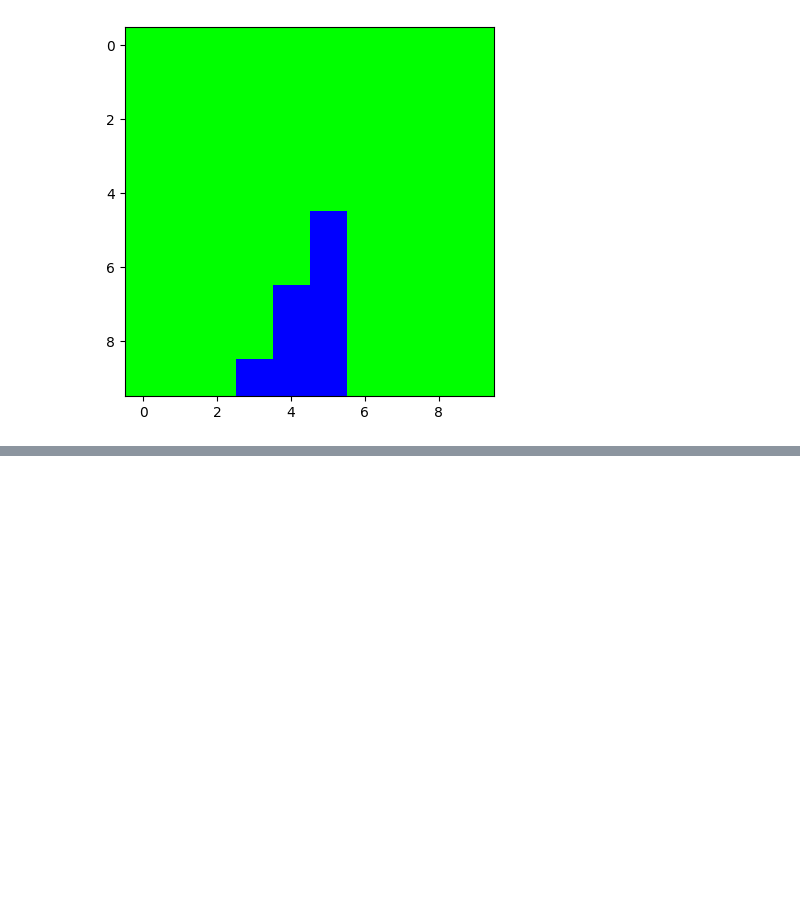
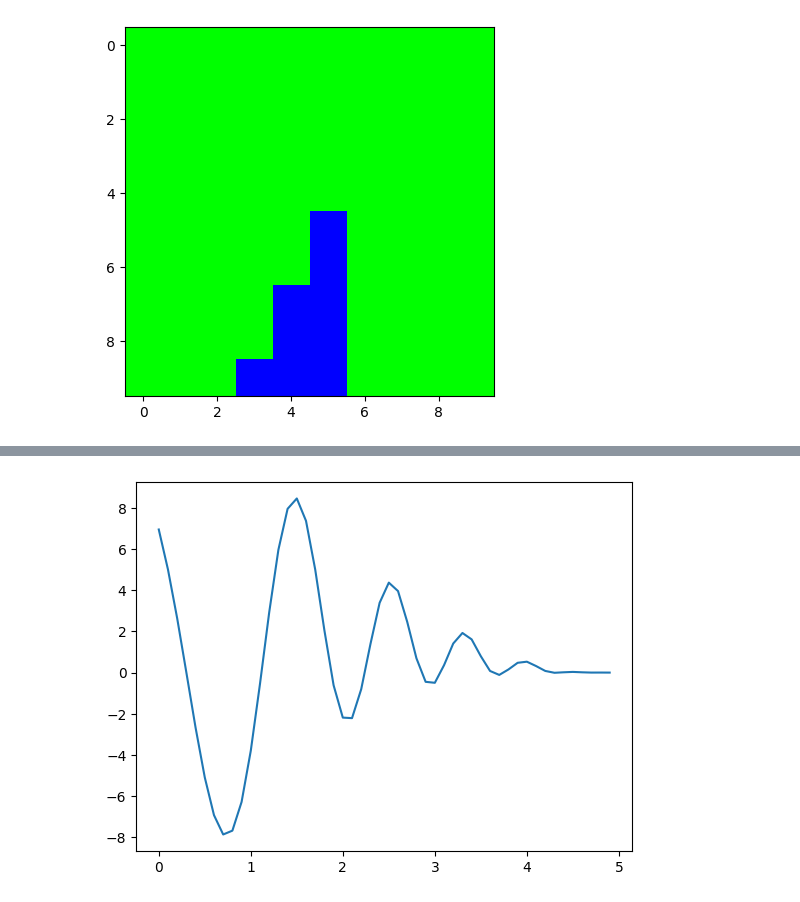
Before and after one commit to achanhon/coursdeeplearningcolab, a Jupyter notebook: illustration_cours_ensta.ipynb, the cells around one changed output, grey strips where cells are left out. Cells and saved outputs as stored; diff of their text form; code cells hidden in the pictures; blank space fills up the shorter version.

```diff
--- a/illustration_cours_ensta.ipynb
+++ b/illustration_cours_ensta.ipynb
@@ -47,0 +54,13 @@ torch.Size([100, 2])
+# %%
+import torch
+import matplotlib.pyplot as plt
+import math
+
+def f(x):
+  return (1+ torch.sin(x)) * (1 + torch.cos((x+1)*(x+1)) * (1+10*torch.exp(-x)))
+
+with torch.no_grad():
+  x = torch.Tensor([0.1*i for i in range(50)])
+  plt.plot(x.numpy(), f(x).numpy())
+# %% [output]
+[figure, added]
```
Also changed, not shown: parts of 4 cells of this notebook.
